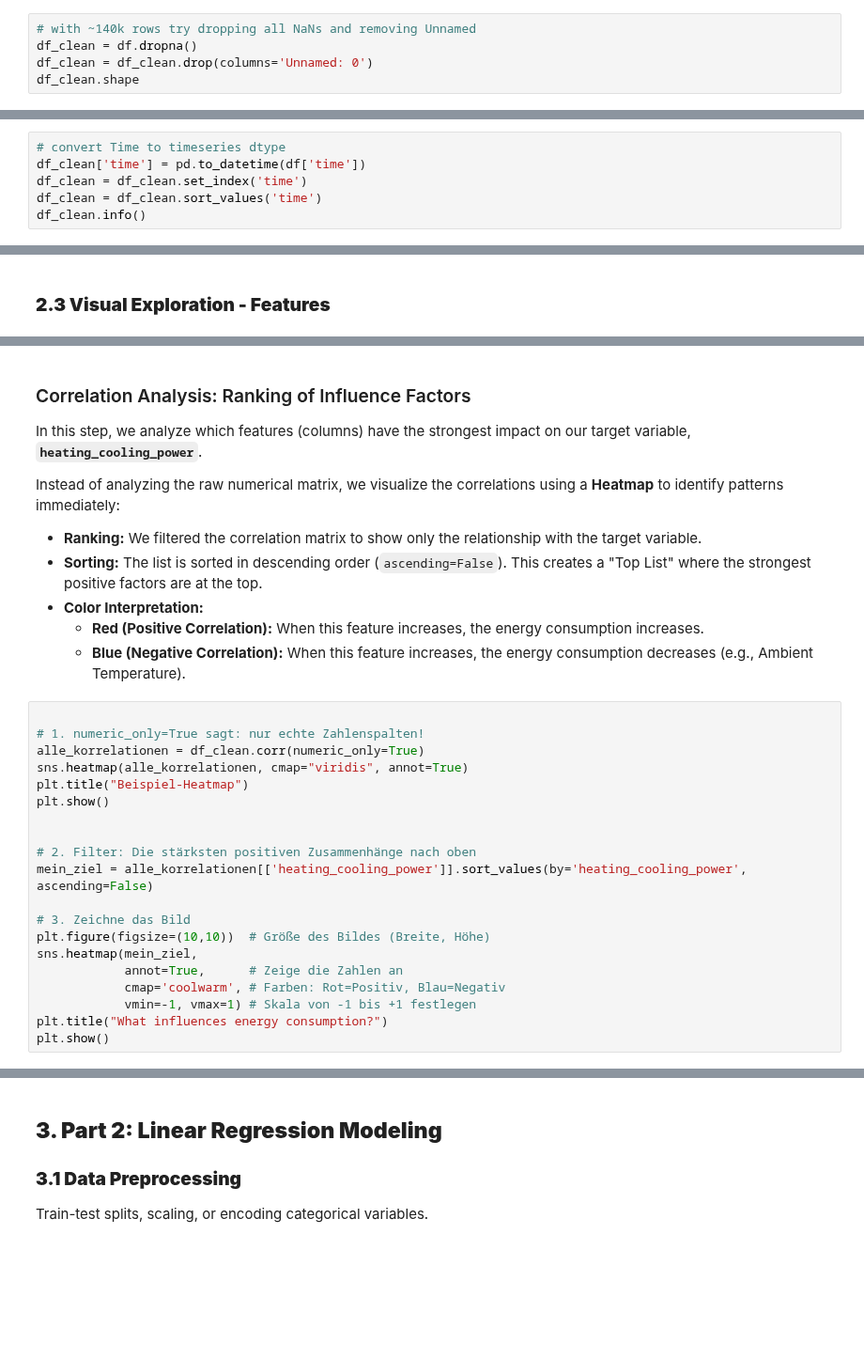
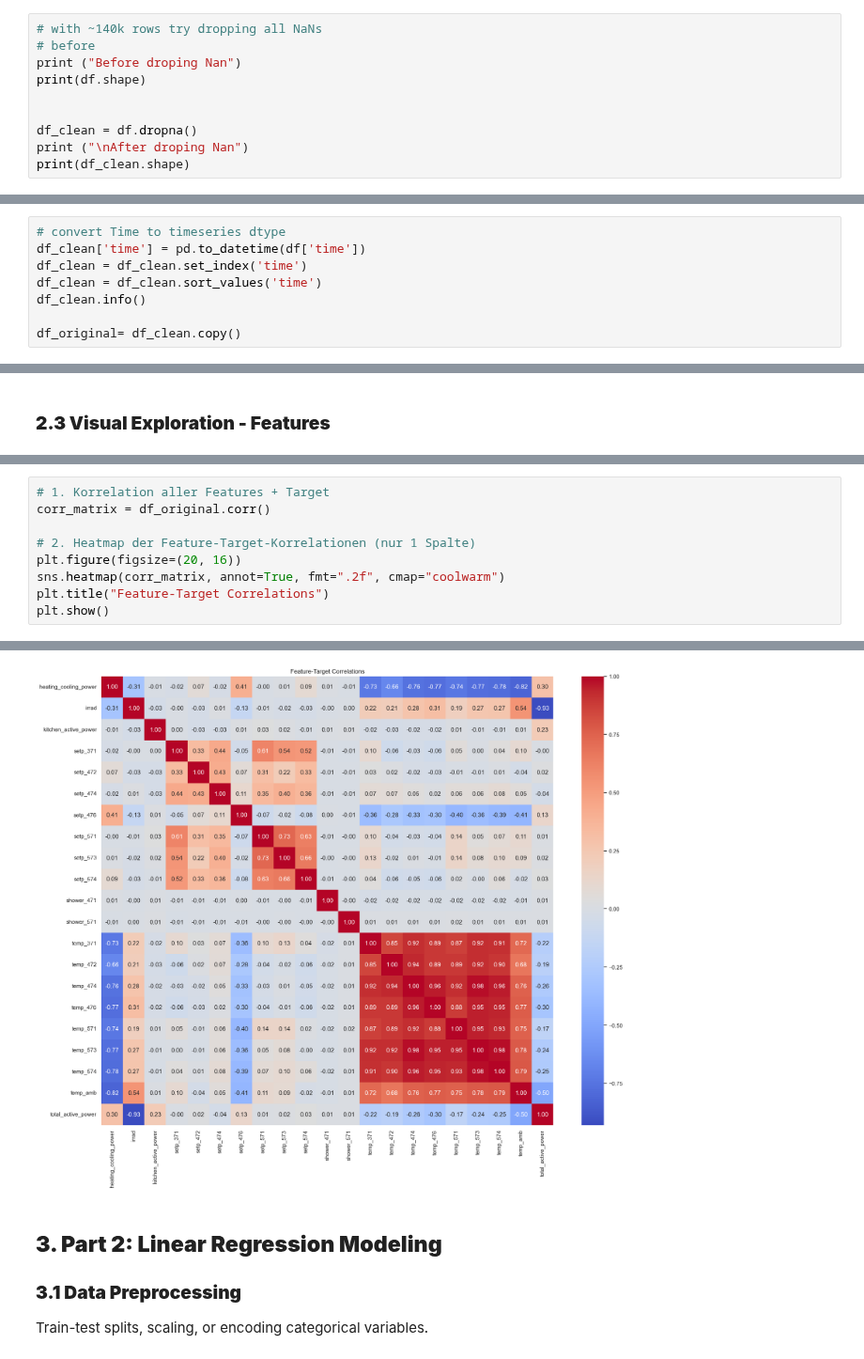
Before and after one commit to VonRiecken/Energy-Data-Engineering, a Jupyter notebook: main/ede_WS2526_project_9_ay_JR.ipynb, the cells around one changed output, grey strips where cells are left out. Shown at 94% size. Saved outputs shown, nothing was run; the diff lists cells and outputs as text; blank space fills up the shorter version.

Commit message:
improving correlation-plot

```diff
--- a/main/ede_WS2526_project_9_ay_JR.ipynb
+++ b/main/ede_WS2526_project_9_ay_JR.ipynb
@@ -193,8 +193,13 @@ df[df['temp_amb'].isna()]
 | 105215 | 2022-06-30 23:45:00 | NaN | NaN | NaN | NaN | NaN | NaN | NaN | ... |
 983 rows × 22 columns
 # %%
-# with ~140k rows try dropping all NaNs and removing Unnamed
+# with ~140k rows try dropping all NaNs
+# before
+print ("Before droping Nan")
+print(df.shape)
+
+
 df_clean = df.dropna()
-df_clean = df_clean.drop(columns='Unnamed: 0')
-df_clean.shape
+print ("\nAfter droping Nan")
+print(df_clean.shape)
 # %% [output]
@@ -231,6 +240,8 @@ df_clean['time'] = pd.to_datetime(df['time'])
 df_clean = df_clean.set_index('time')
 df_clean = df_clean.sort_values('time')
 df_clean.info()
+
+df_original= df_clean.copy()
 # %% [output]
 <class 'pandas.core.frame.DataFrame'>
 DatetimeIndex: 130303 entries, 2019-07-01 00:00:00 to 2023-06-29 23:45:00
@@ -453,33 +539,10 @@ to do
-# %% [markdown]
-### Correlation Analysis: Ranking of Influence Factors
-
-In this step, we analyze which features (columns) have the strongest impact on our target variable, **`heating_cooling_power`**.
-
-Instead of analyzing the raw numerical matrix, we visualize the correlations using a **Heatmap** to identify patterns immediately:
-
-* **Ranking:** We filtered the correlation matrix to show only the relationship with the target variable.
-* **Sorting:** The list is sorted in descending order (`ascending=False`). This creates a "Top List" where the strongest positive factors are at the top.
-* **Color Interpretation:**
-    * **Red (Positive Correlation):** When this feature increases, the energy consumption increases.
-    * **Blue (Negative Correlation):** When this feature increases, the energy consumption decreases (e.g., Ambient Temperature).
 # %%
+# 1. Korrelation aller Features + Target
+corr_matrix = df_original.corr()
 
-# 1. numeric_only=True sagt: nur echte Zahlenspalten!
-alle_korrelationen = df_clean.corr(numeric_only=True)
-sns.heatmap(alle_korrelationen, cmap="viridis", annot=True)
-plt.title("Beispiel-Heatmap")
+# 2. Heatmap der Feature-Target-Korrelationen (nur 1 Spalte)
+plt.figure(figsize=(20, 16))
+sns.heatmap(corr_matrix, annot=True, fmt=".2f", cmap="coolwarm")
+plt.title("Feature-Target Correlations")
 plt.show()
-
-
-# 2. Filter: Die stärksten positiven Zusammenhänge nach oben
-mein_ziel = alle_korrelationen[['heating_cooling_power']].sort_values(by='heating_cooling_power', ascending=False)
-
-# 3. Zeichne das Bild
-plt.figure(figsize=(10,10))  # Größe des Bildes (Breite, Höhe)
-sns.heatmap(mein_ziel,
-            annot=True,      # Zeige die Zahlen an
-            cmap='coolwarm', # Farben: Rot=Positiv, Blau=Negativ
-            vmin=-1, vmax=1) # Skala von -1 bis +1 festlegen
-plt.title("What influences energy consumption?")
-plt.show()
 # %% [output]
@@ -487,3 +549,4 @@ ValueError: could not convert string to float: '2019-07-01 00:00:00'
+[figure, added]
 # %% [markdown]
 ## **3. Part 2: Linear Regression Modeling**
 
```
Also changed, not shown: parts of 27 cells of this notebook.
